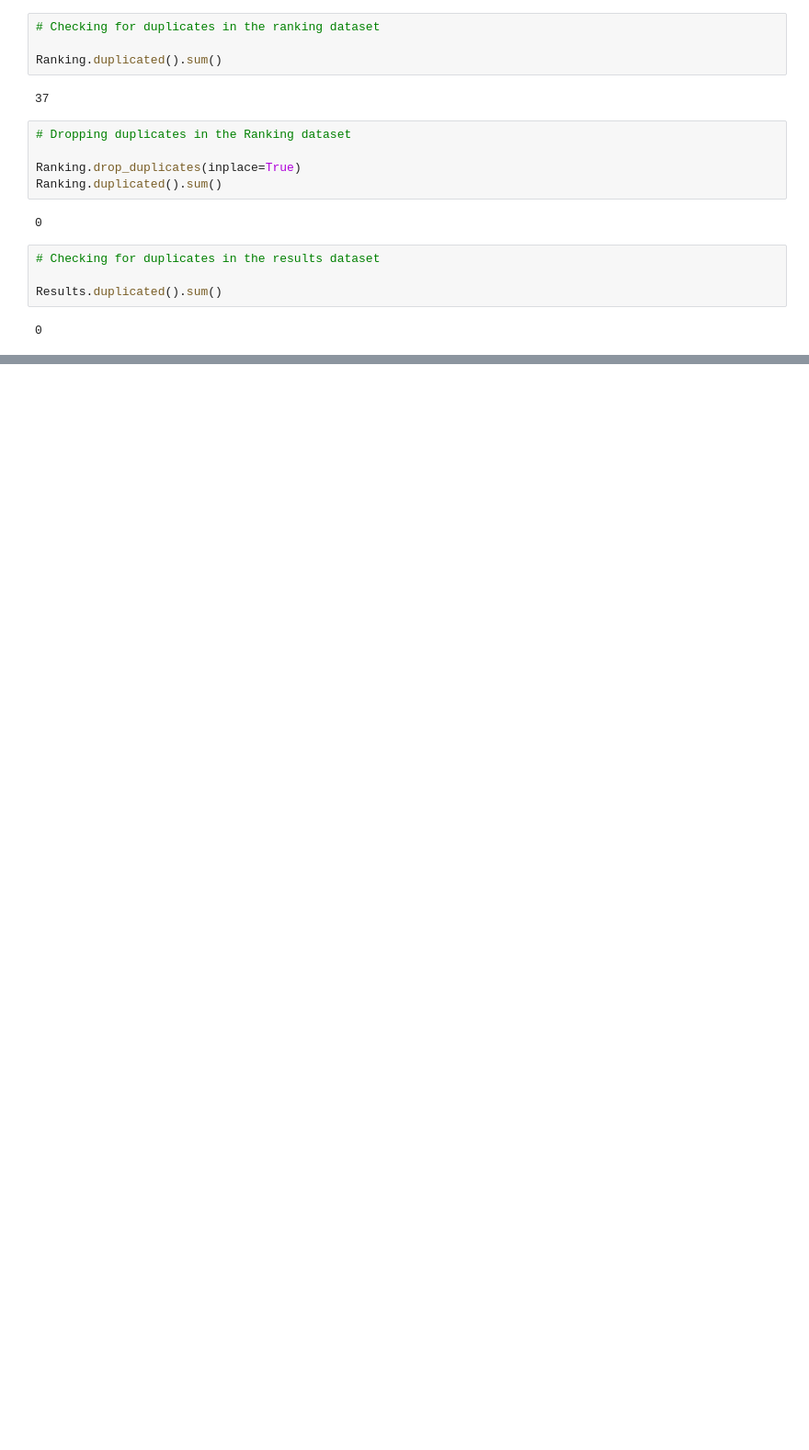
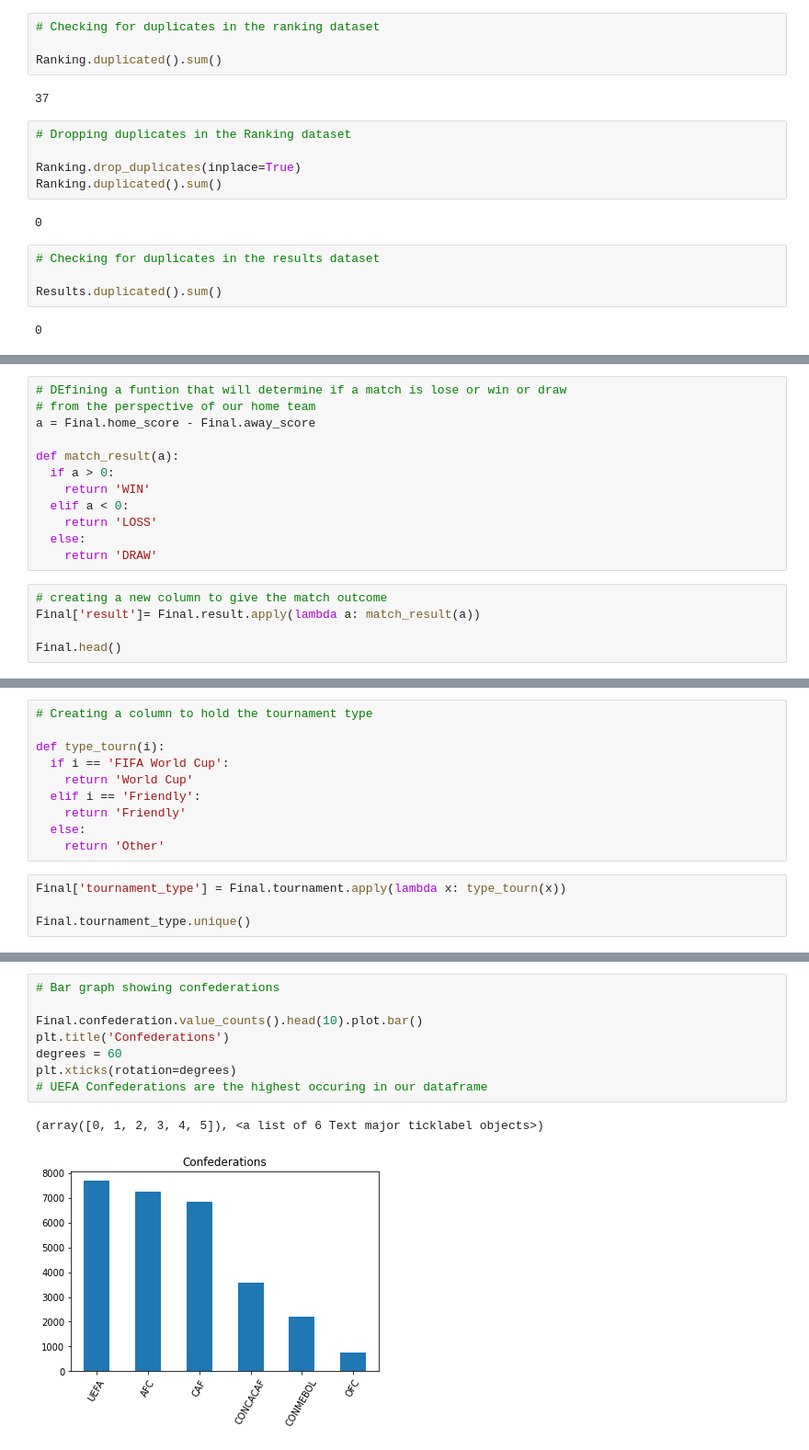
Before and after one commit to tiffanyndanu/Mchezopesa, a Jupyter notebook: Mchezopesa.ipynb, the cells around one changed output, grey strips where cells are left out. Shown: that part at 92% size. Cells and saved outputs as stored; diff of their text form; blank space fills up the shorter version.

```diff
--- a/Mchezopesa.ipynb
+++ b/Mchezopesa.ipynb
@@ -263,0 +582,17 @@ Results.duplicated().sum()
+# %%
+# DEfining a funtion that will determine if a match is lose or win or draw
+# from the perspective of our home team
+a = Final.home_score - Final.away_score
+
+def match_result(a):
+  if a > 0:
+    return 'WIN'
+  elif a < 0:
+    return 'LOSS'
+  else:
+    return 'DRAW'
+# %%
+# creating a new column to give the match outcome
+Final['result']= Final.result.apply(lambda a: match_result(a))
+
+Final.head()
@@ -263,0 +606,14 @@ Results.duplicated().sum()
+# %%
+# Creating a column to hold the tournament type
+
+def type_tourn(i):
+  if i == 'FIFA World Cup':
+    return 'World Cup'
+  elif i == 'Friendly':
+    return 'Friendly'
+  else:
+    return 'Other'
+# %%
+Final['tournament_type'] = Final.tournament.apply(lambda x: type_tourn(x))
+
+Final.tournament_type.unique()
@@ -263,0 +624,11 @@ Results.duplicated().sum()
+# %%
+# Bar graph showing confederations
+
+Final.confederation.value_counts().head(10).plot.bar()
+plt.title('Confederations')
+degrees = 60
+plt.xticks(rotation=degrees)
+# UEFA Confederations are the highest occuring in our dataframe
+# %% [output]
+(array([0, 1, 2, 3, 4, 5]), <a list of 6 Text major ticklabel objects>)
+[figure, added]
```
Also changed, not shown: parts of 44 cells of this notebook.
